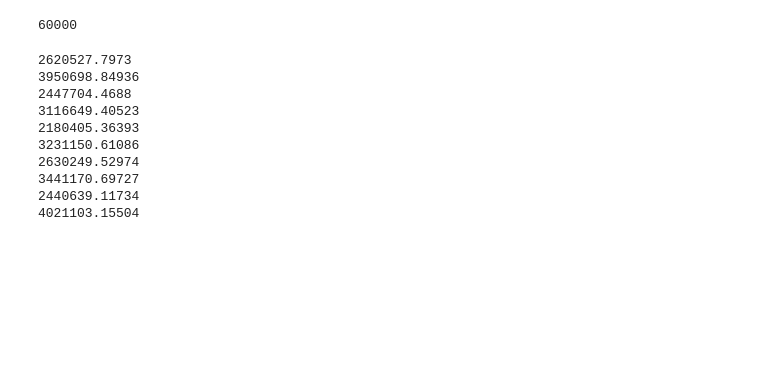
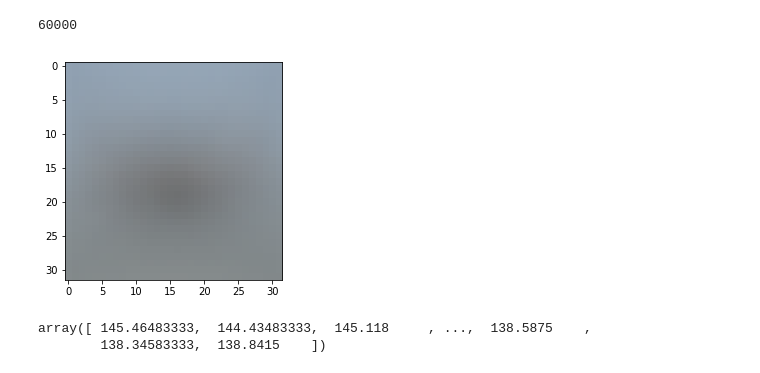
Before and after one commit to bmgriff2/Assignment3, a Jupyter notebook: Assignment3Felipe.ipynb, the cells around one changed output. Drawn from its saved outputs; the diff is of its cells as text; code cells hidden in the pictures; blank space fills up the shorter version.

```diff
--- a/Assignment3Felipe.ipynb
+++ b/Assignment3Felipe.ipynb
@@ -56,5 +65,12 @@ def printImage(data):
 # %%
 mean_images=[]
 
 for cat in range(len(dataByCat)):
     mean_images.append(np.mean(dataByCat[cat], axis = 0))
+
+printImage(mean_images[0])
+mean_images[0]
+# %% [output]
+[figure, added]
+array([ 145.46483333,  144.43483333,  145.118     , ...,  138.5875    ,
+        138.34583333,  138.8415    ])
@@ -61,20 +89,13 @@ for cat in range(len(dataByCat)):
 # %%
+class_info = []
+errors = []
 for cat in range(len(dataByCat)):
     pca=PCA(n_components=20)
-    pca_20 = pca.fit_transform(dataByCat[cat])
+    pca.fit(dataByCat[cat])
+    class_info.append((pca.mean_, pca.components_, dataByCat[cat]))
+    pca_20 = pca.transform(dataByCat[cat])
     im_first_20 = pca.inverse_transform(pca_20)
     difference = im_first_20 - dataByCat[cat]
     difference *= difference
     error = sum(sum(difference)) / len(dataByCat[cat])
-    print(error)
+    errors.append(error)
-# %% [output]
-2620527.7973
-3950698.84936
-2447704.4688
-3116649.40523
-2180405.36393
-3231150.61086
-2630249.52974
-3441170.69727
-2440639.11734
-4021103.15504
```
Also changed, not shown: parts of 7 cells of this notebook.
